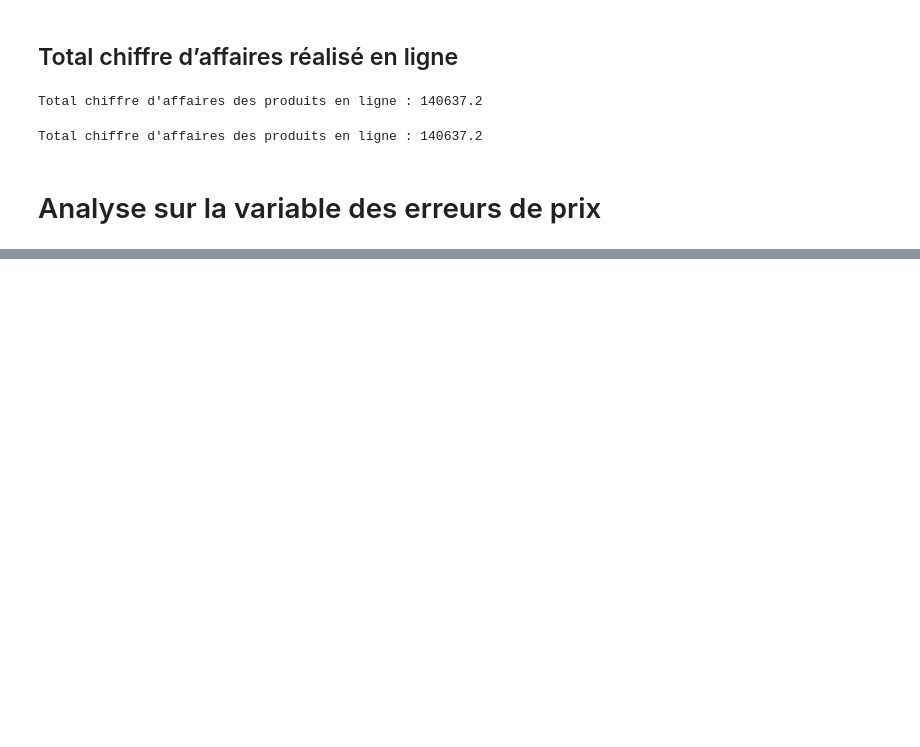
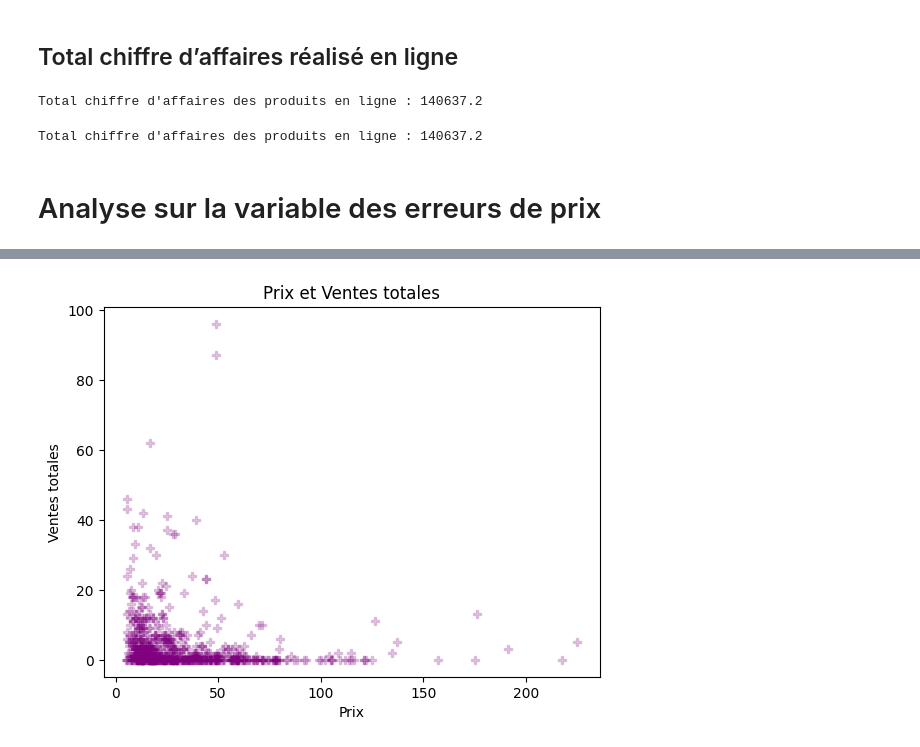
Before and after one commit to Idolrice/projet_6_OC, a Jupyter notebook: notebooks/02-analyze.ipynb, the cells around one changed output, grey strips where cells are left out. Cells and saved outputs as stored; diff of their text form; code cells hidden in the pictures; blank space fills up the shorter version.

```diff
--- a/notebooks/02-analyze.ipynb
+++ b/notebooks/02-analyze.ipynb
@@ -63,0 +111,11 @@ Total chiffre d'affaires des produits en ligne : 140637.2
+# %%
+#scatter plot
+plt.scatter(allin_for_analyze['price'], allin_for_analyze['total_sales'],
+            alpha=0.1, c='purple',marker='P')
+
+plt.title('Prix et Ventes totales')
+plt.xlabel('Prix')
+plt.ylabel('Ventes totales')
+plt.show()
+# %% [output]
+[figure, added]
```
Also changed, not shown: parts of 18 cells of this notebook.
